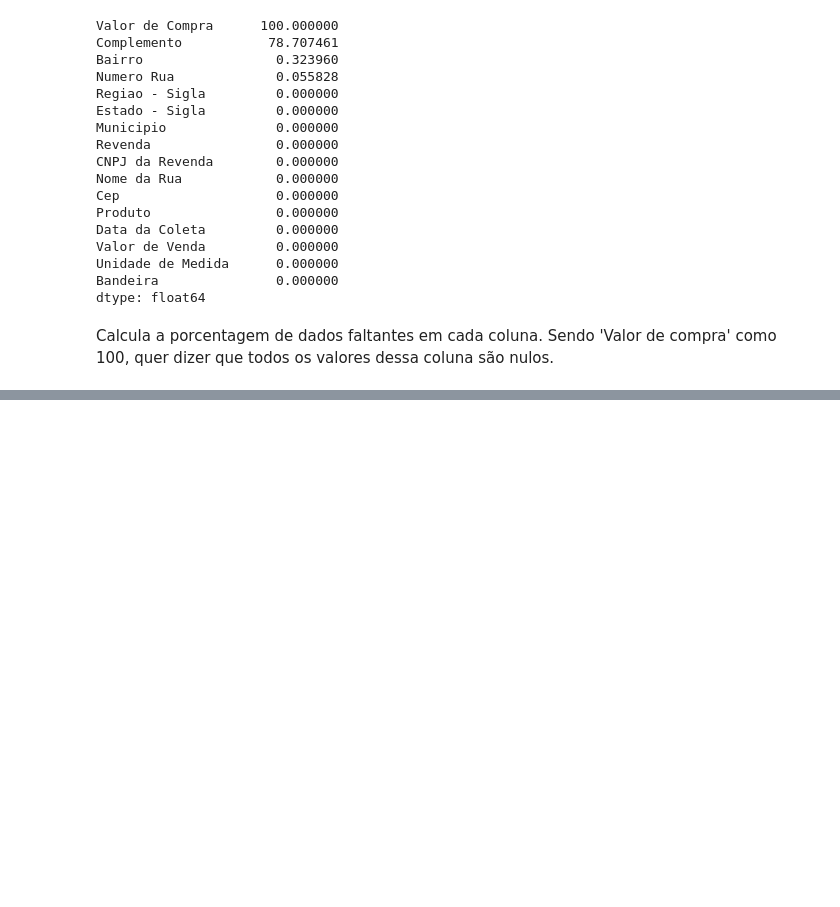
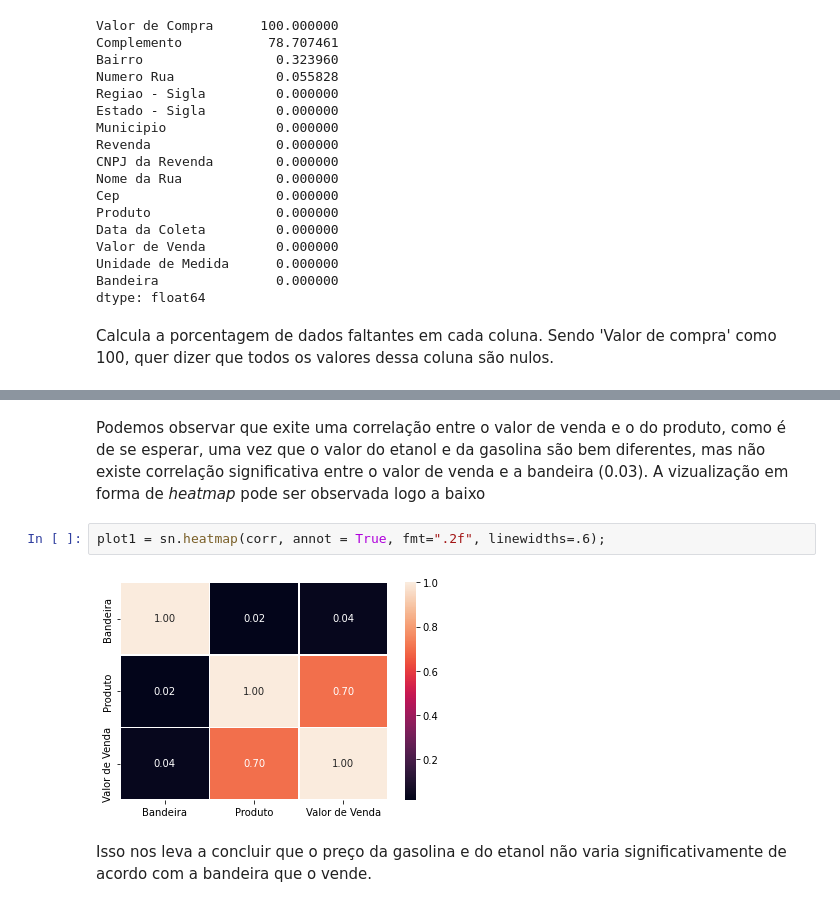
Before and after one commit to amoralles/ProjetoFinal_M4, a Jupyter notebook: ProjetoFinal_M4.ipynb, the cells around one changed output, grey strips where cells are left out. Saved outputs shown, nothing was run; the diff lists cells and outputs as text; blank space fills up the shorter version.

```diff
--- a/ProjetoFinal_M4.ipynb
+++ b/ProjetoFinal_M4.ipynb
@@ -84,0 +253,8 @@ cp_dados.shape[:]
+# %% [markdown]
+Podemos observar que exite uma correlação entre o valor de venda e o do produto, como é de se esperar, uma vez que o valor do etanol e da gasolina são bem diferentes, mas não existe correlação significativa entre o valor de venda e a bandeira (0.03). A vizualização em forma de *heatmap* pode ser observada logo a baixo
+# %%
+plot1 = sn.heatmap(corr, annot = True, fmt=".2f", linewidths=.6);
+# %% [output]
+[figure, added]
+# %% [markdown]
+Isso nos leva a concluir que o preço da gasolina e do etanol não varia significativamente de acordo com a bandeira que o vende.
```
Also changed, not shown: parts of 46 cells of this notebook.
